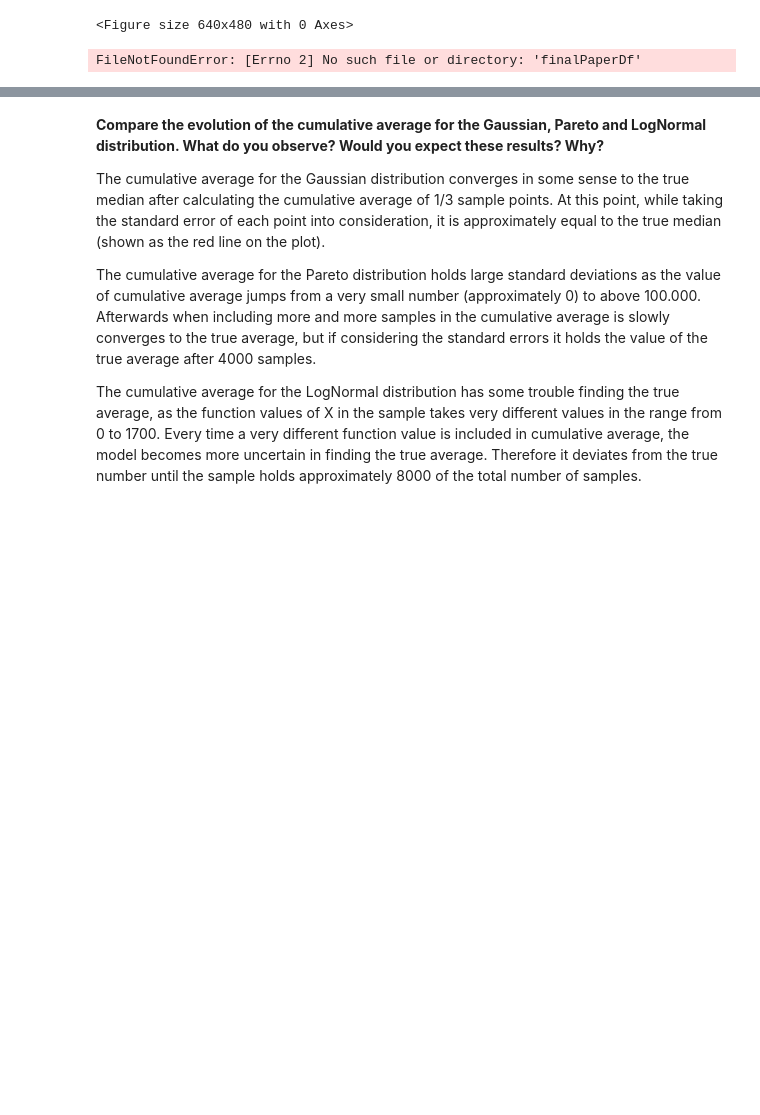
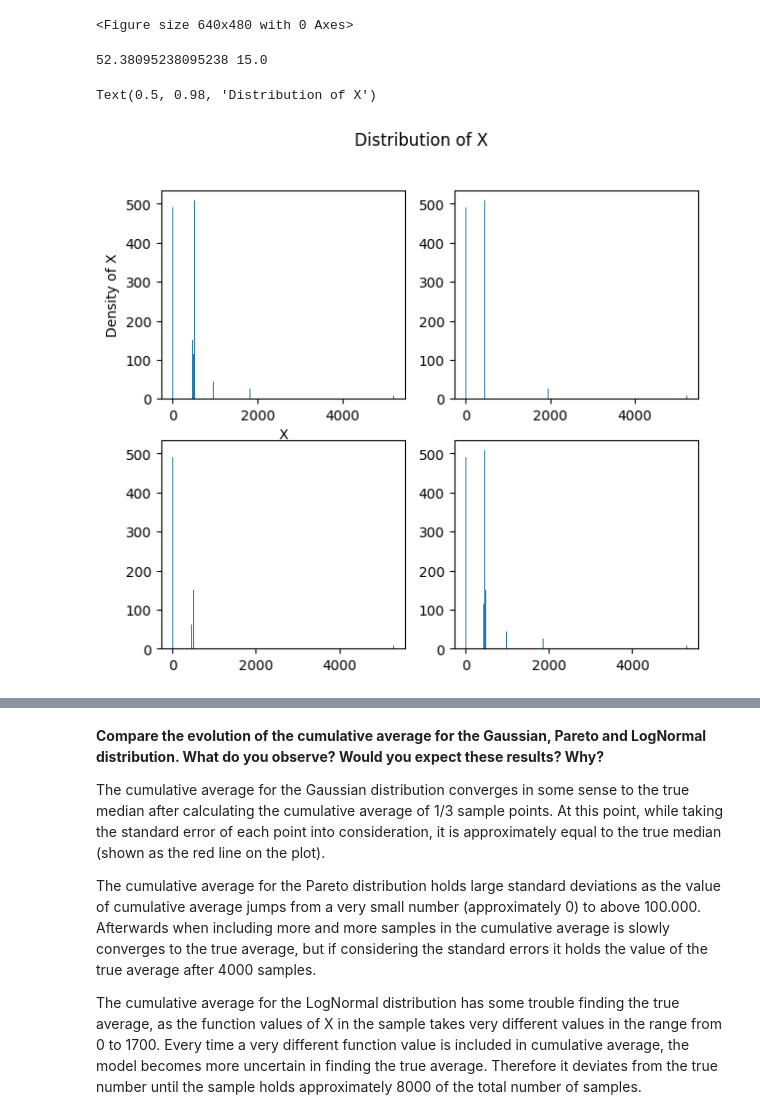
Before and after one commit to fridamariejoergensen/CSS, a Jupyter notebook: Assignment1.ipynb, the cells around one changed output, grey strips where cells are left out. Saved outputs shown, nothing was run; the diff lists cells and outputs as text; code cells hidden in the pictures; blank space fills up the shorter version.

```diff
--- a/Assignment1.ipynb
+++ b/Assignment1.ipynb
@@ -984,8 +984,12 @@ plt.savefig('cumulative_median.png')
 # %%
 # 13 Code to load pickle with paper dataset from file SemanticScholarAPI
 # Collecting the citations of papers from 2009:
-with open("finalPaperDf","rb") as fp:
-    papers = pickle.load(fp)
+#with open("finalPaperDf","rb") as fp:
+#    papers = pickle.load(fp)
+
+%store -r finalPaperDf
+
+papers = finalPaperDf
 
 year = papers.loc[papers['year'] == 2009]
 citcount = year.loc[:,'citationCount']
@@ -1004,10 +1008,10 @@ sample2 = np.random.choice(citcount, size=N)
 sample3 = np.random.choice(citcount, size=N)
 sample4 = np.random.choice(citcount, size=N)
 # %% [output]
-FileNotFoundError: [Errno 2] No such file or directory: 'finalPaperDf'
+52.38095238095238 15.0
 # %%
 # 14.2 Plotting distribution of random sampled data
-fig, ax = plt.subplots(2,2 figsize=(7,6))
+fig, ax = plt.subplots(2,2, figsize=(7,6))
 
 # sample 1
 bins1 = np.linspace(min(sample1), max(sample1), 30)
@@ -1017,31 +1021,36 @@ x1 = (edges1[1:]+edges1[:-1])/2
 width1 = bins1[1]-bins1[0]
 
 # sample 2
 bins2 = np.linspace(min(sample2), max(sample2), 30)
 hist2, edges2 = np.histogram(sample2, bins=bins2)
 x2 = (edges2[1:]+edges2[:-1])/2
 #xx, yy = zip(*[(i,j) for (i,j) in zip(x, hist) if j>0])
 width2 = bins2[1]-bins2[0]
 
 # sample 3
 bins3 = np.linspace(min(sample3), max(sample3), 30)
 hist3, edges3 = np.histogram(sample3, bins=bins3)
 x3 = (edges3[1:]+edges3[:-1])/2
 #xx, yy = zip(*[(i,j) for (i,j) in zip(x, hist) if j>0])
 width3 = bins3[1]-bins3[0]
 
 # sample 4
 bins4 = np.linspace(min(sample4), max(sample4), 30)
 hist4, edges4 = np.histogram(sample4, bins=bins4)
 x4 = (edges4[1:]+edges4[:-1])/2
 #xx, yy = zip(*[(i,j) for (i,j) in zip(x, hist) if j>0])
 width4 = bins4[1]-bins4[0]
 
 ax[0,0].bar(hist1, x1, width1)
 ax[0,0].set_ylabel('Density of X')
 ax[0,0].set_xlabel('X')
 
 ax[1,0].bar(hist2, x2, width2)
 ax[0,1].bar(hist3, x3, width3)
 ax[1,1].bar(hist4, x4, width4)
+
+fig.suptitle('Distribution of X')
+# %% [output]
+Text(0.5, 0.98, 'Distribution of X')
+[figure, added]
 # %%
```
Also changed, not shown: parts of 4 cells of this notebook, 3 other files.
